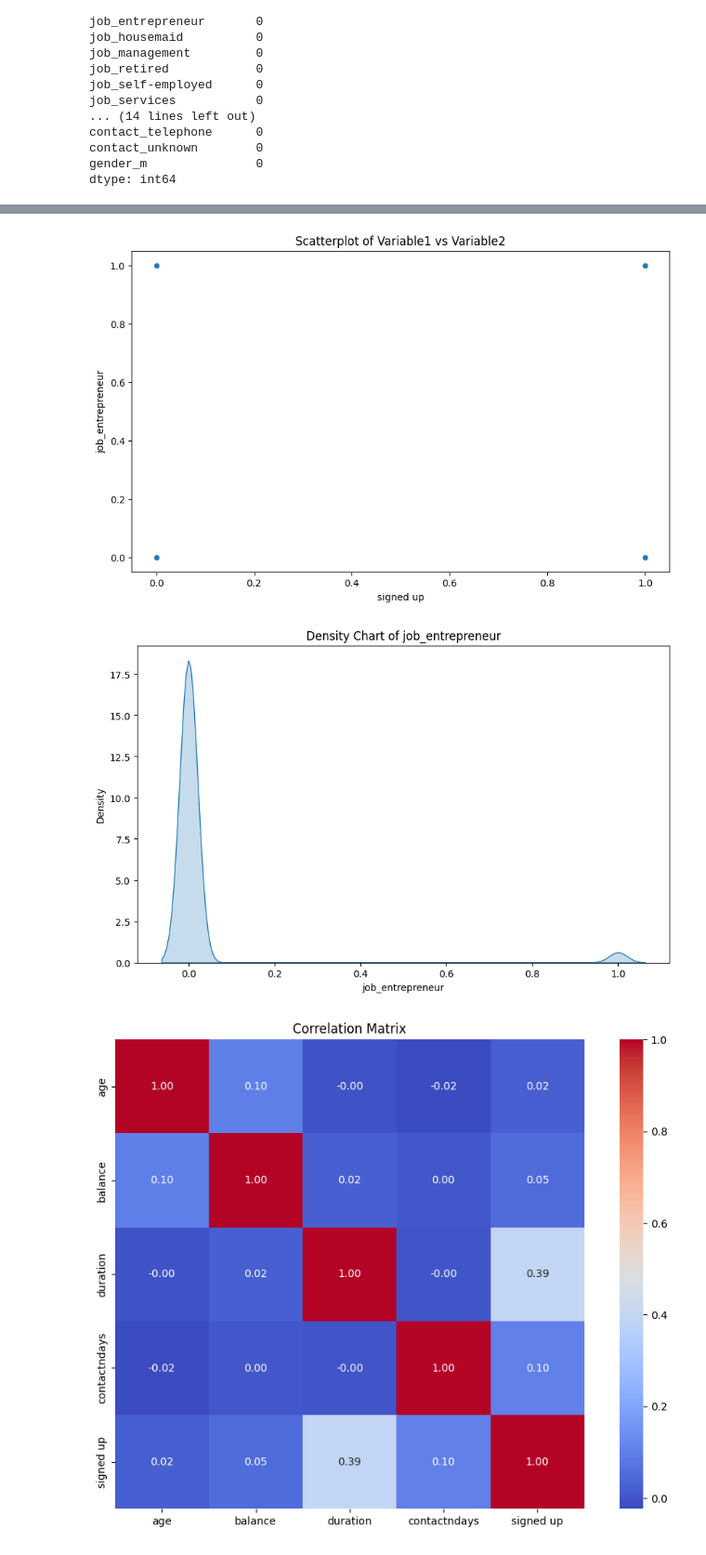
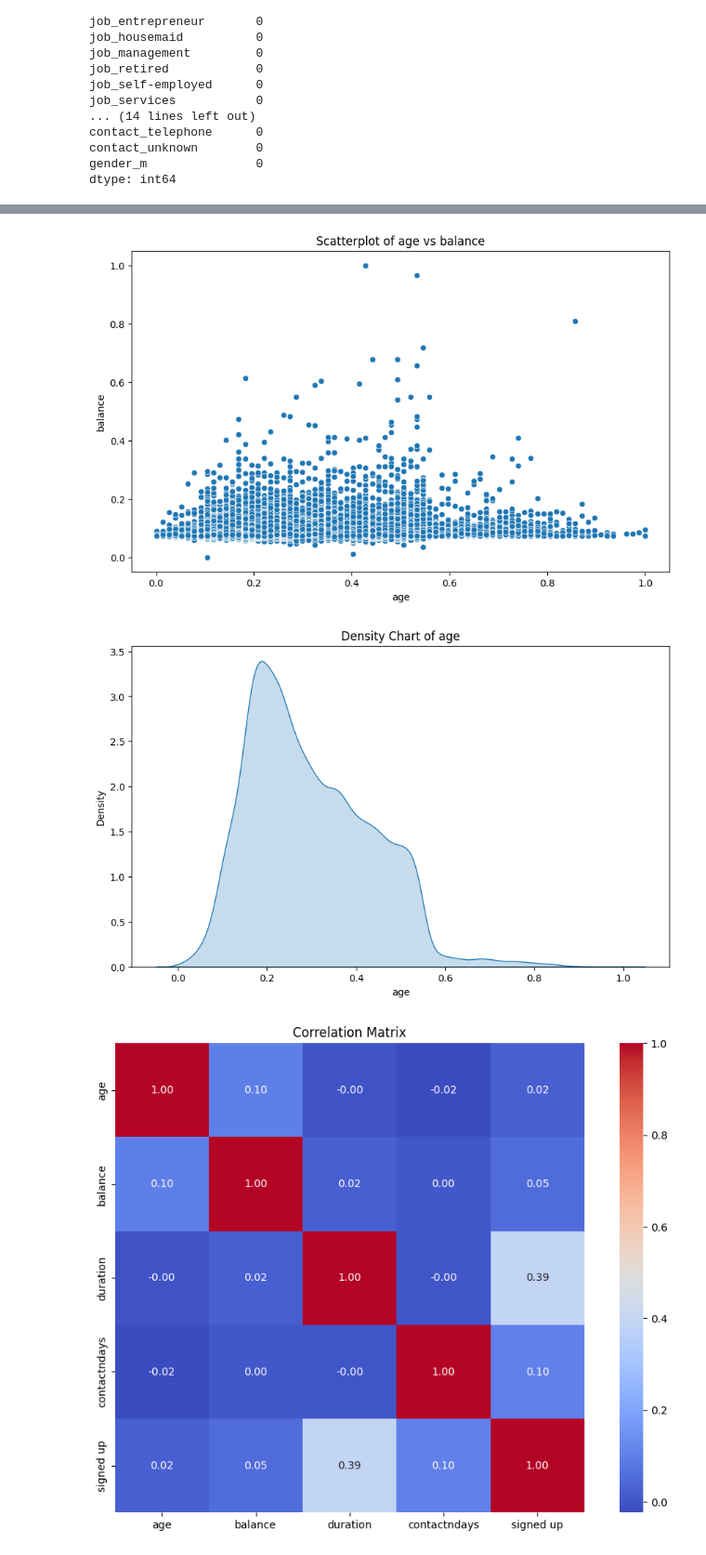
Before and after one commit to elliehawkins/ds1001_final, a Jupyter notebook: ds1001_final/notebooks/Final_Project_Notebook.ipynb, the cells around one changed output, grey strips where cells are left out. Shown: that part at 93% size. Cells and saved outputs as stored; diff of their text form; code cells hidden in the pictures.

```diff
--- a/ds1001_final/notebooks/Final_Project_Notebook.ipynb
+++ b/ds1001_final/notebooks/Final_Project_Notebook.ipynb
@@ -146,8 +174,6 @@ for col in bank_data.select_dtypes(include=['object']).columns:
 # %%
 # Creating dummy variables, make sure the variables that need to be converted to dummies are categorical, not numeric.
 # This might require you to convert some columns to categorical first using astype('category')
-for col in bank_data.select_dtypes(include=['object']).columns:
-    bank_data[col] = bank_data[col].astype('category')
-dummy = pd.get_dummies(bank_data, drop_first=True)
+bank_data = pd.get_dummies(bank_data, drop_first=True)
 # %%
 # Display missing data using the isnull function, is there any missing data?
@@ -186,20 +202,20 @@ bank_data = bank_data.dropna()
 # %%
 # Scatterplot between two continuous variables
 plt.figure(figsize=(10, 6))
-sns.scatterplot(x='signed up', y='job_entrepreneur', data=dummy)  # Replace 'Variable1' and 'Variable2' with your column names
-plt.title('Scatterplot of Variable1 vs Variable2')
+sns.scatterplot(x='age', y='balance', data=bank_data)  # Replace 'Variable1' and 'Variable2' with your column names
+plt.title('Scatterplot of age vs balance')
 plt.savefig('scatterplot.png')  # Save the scatterplot image
 plt.show()
 # %% [output]
-[figure, old version]
+[figure, new version]
 # %%
 # Density chart of a continuous variable
 plt.figure(figsize=(10, 6))
-sns.kdeplot(dummy['job_entrepreneur'], fill=True)  # Using dummy['job_entrepreneur'] to access the column
-plt.title('Density Chart of job_entrepreneur')
+sns.kdeplot(bank_data['age'], fill=True)
+plt.title('Density Chart of age')
 plt.show()
 # %% [output]
-[figure, old version]
+[figure, new version]
 # %%
 #Correlation matrix, make sure to only include numeric variables
 num_values = bank_data.select_dtypes(include=['number'])
```
Also changed, not shown: parts of 7 cells of this notebook.
